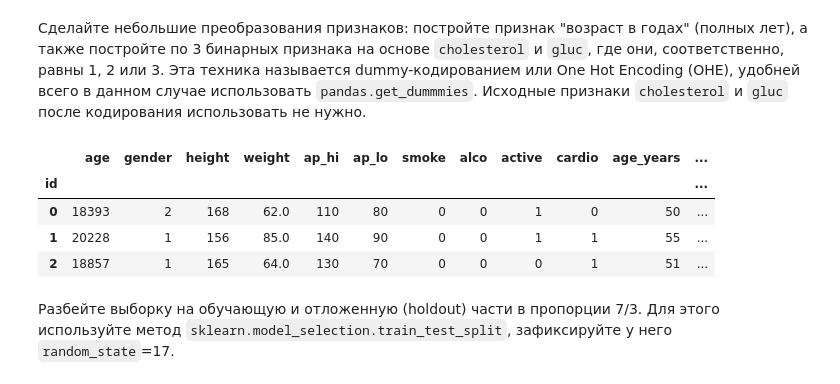
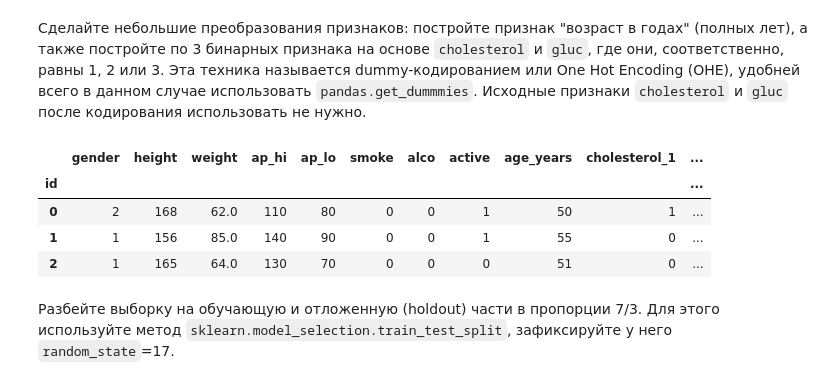
Before and after one commit to ivan-magda/mlcourse_open_homeworks, a Jupyter notebook: hw3_session3_decision_trees.ipynb, the cells around one changed output. Cells and saved outputs as stored; diff of their text form; code cells hidden in the pictures.

```diff
--- a/hw3_session3_decision_trees.ipynb
+++ b/hw3_session3_decision_trees.ipynb
@@ -83,8 +126,7 @@ def regression_var_criterion(X, y, t):
 ## 2. Построение дерева решений для прогноза сердечно-сосудистых заболеваний
 Считаем в `DataFrame` знакомый нам набор данных по сердечно-сосудистым заболеваниям.
 # %%
-df = pd.read_csv('./data/mlbootcamp5_train.csv',
-                 index_col='id', sep=';')
+df = pd.read_csv('./data/mlbootcamp5_train.csv', index_col='id', sep=';')
 # %%
 df.head()
 # %% [output]
@@ -100,4 +142,5 @@ df.head()
 # %%
 df['age_years'] = (df['age'] // 365.25).astype(int)
 # %%
-df = pd.get_dummies(df, columns=['cholesterol'])
+X = pd.get_dummies(df, columns=['cholesterol', 'gluc']).drop(['age','cardio'], axis=1)
+y = df.cardio
@@ -106,10 +147,10 @@ df = pd.get_dummies(df, columns=['gluc'])
 # %%
-df.head(3)
+X.head(3)
 # %% [output]
-|  | age | gender | height | weight | ap_hi | ap_lo | smoke | alco | active | cardio | age_years | ... |
-| id |  |  |  |  |  |  |  |  |  |  |  | ... |
-| 0 | 18393 | 2 | 168 | 62.0 | 110 | 80 | 0 | 0 | 1 | 0 | 50 | ... |
-| 1 | 20228 | 1 | 156 | 85.0 | 140 | 90 | 0 | 0 | 1 | 1 | 55 | ... |
-| 2 | 18857 | 1 | 165 | 64.0 | 130 | 70 | 0 | 0 | 0 | 1 | 51 | ... |
+|  | gender | height | weight | ap_hi | ap_lo | smoke | alco | active | age_years | cholesterol_1 | ... |
+| id |  |  |  |  |  |  |  |  |  |  | ... |
+| 0 | 2 | 168 | 62.0 | 110 | 80 | 0 | 0 | 1 | 50 | 1 | ... |
+| 1 | 1 | 156 | 85.0 | 140 | 90 | 0 | 0 | 1 | 55 | 0 | ... |
+| 2 | 1 | 165 | 64.0 | 130 | 70 | 0 | 0 | 0 | 51 | 0 | ... |
 # %% [markdown]
 Разбейте выборку на обучающую и отложенную (holdout) части в пропорции 7/3. Для этого используйте метод `sklearn.model_selection.train_test_split`, зафиксируйте у него `random_state`=17.
```
Also changed, not shown: parts of 29 cells of this notebook.
